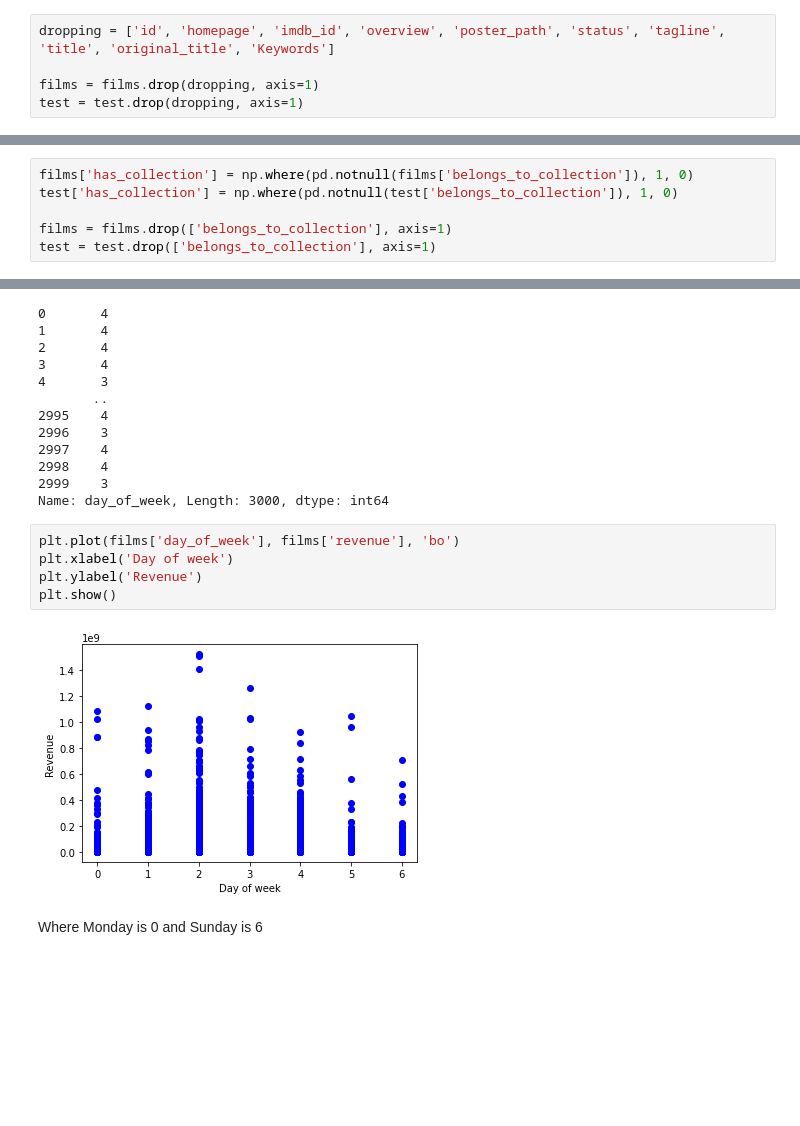
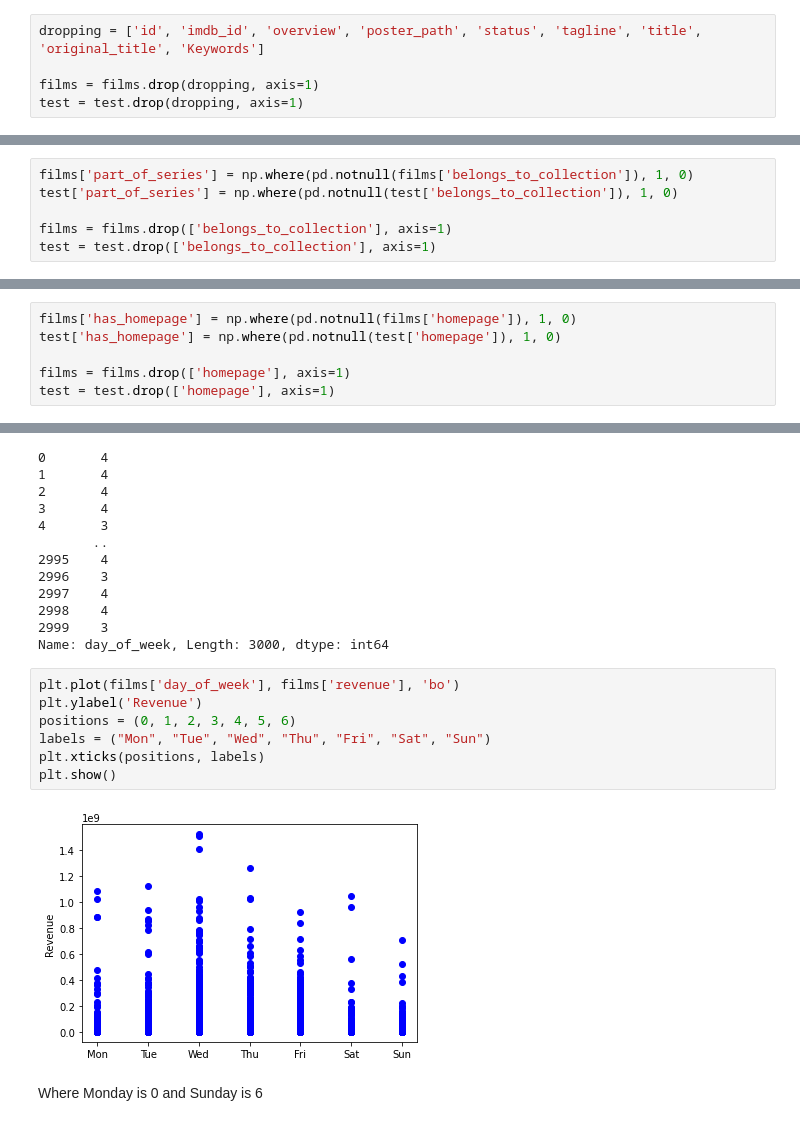
Before and after one commit to h180220/DAT158-ML2, a Jupyter notebook: ML-Innlevering2.ipynb, the cells around one changed output, grey strips where cells are left out. Saved outputs shown, nothing was run; the diff lists cells and outputs as text; blank space fills up the shorter version.

```diff
--- a/ML-Innlevering2.ipynb
+++ b/ML-Innlevering2.ipynb
@@ -157,7 +157,7 @@ target = films['revenue'].copy()
 # %% [markdown]
 We will drop some of the more unnecessary columns, such as id, homepage, imdb_id, overview, poster path, status and tagline.
 # %%
-dropping = ['id', 'homepage', 'imdb_id', 'overview', 'poster_path', 'status', 'tagline', 'title', 'original_title', 'Keywords']
+dropping = ['id', 'imdb_id', 'overview', 'poster_path', 'status', 'tagline', 'title', 'original_title', 'Keywords']
 
 films = films.drop(dropping, axis=1)
 test = test.drop(dropping, axis=1)
@@ -228,8 +232,8 @@ Name: belongs_to_collection, dtype: object
 # %% [markdown]
 The most interesting thing from the belongs_to_collection may be if the movie is in a series.
 # %%
-films['has_collection'] = np.where(pd.notnull(films['belongs_to_collection']), 1, 0)
-test['has_collection'] = np.where(pd.notnull(test['belongs_to_collection']), 1, 0)
+films['part_of_series'] = np.where(pd.notnull(films['belongs_to_collection']), 1, 0)
+test['part_of_series'] = np.where(pd.notnull(test['belongs_to_collection']), 1, 0)
 
 films = films.drop(['belongs_to_collection'], axis=1)
 test = test.drop(['belongs_to_collection'], axis=1)
@@ -244,0 +262,6 @@ Name: has_collection, dtype: int32
+# %%
+films['has_homepage'] = np.where(pd.notnull(films['homepage']), 1, 0)
+test['has_homepage'] = np.where(pd.notnull(test['homepage']), 1, 0)
+
+films = films.drop(['homepage'], axis=1)
+test = test.drop(['homepage'], axis=1)
@@ -538,10 +586,12 @@ films['day_of_week']
 Name: day_of_week, Length: 3000, dtype: int64
 # %%
 plt.plot(films['day_of_week'], films['revenue'], 'bo')
-plt.xlabel('Day of week')
 plt.ylabel('Revenue')
+positions = (0, 1, 2, 3, 4, 5, 6)
+labels = ("Mon", "Tue", "Wed", "Thu", "Fri", "Sat", "Sun")
+plt.xticks(positions, labels)
 plt.show()
 # %% [output]
-[figure, old version]
+[figure, new version]
 # %% [markdown]
 Where Monday is 0 and Sunday is 6
```
Also changed, not shown: parts of 30 cells of this notebook.
